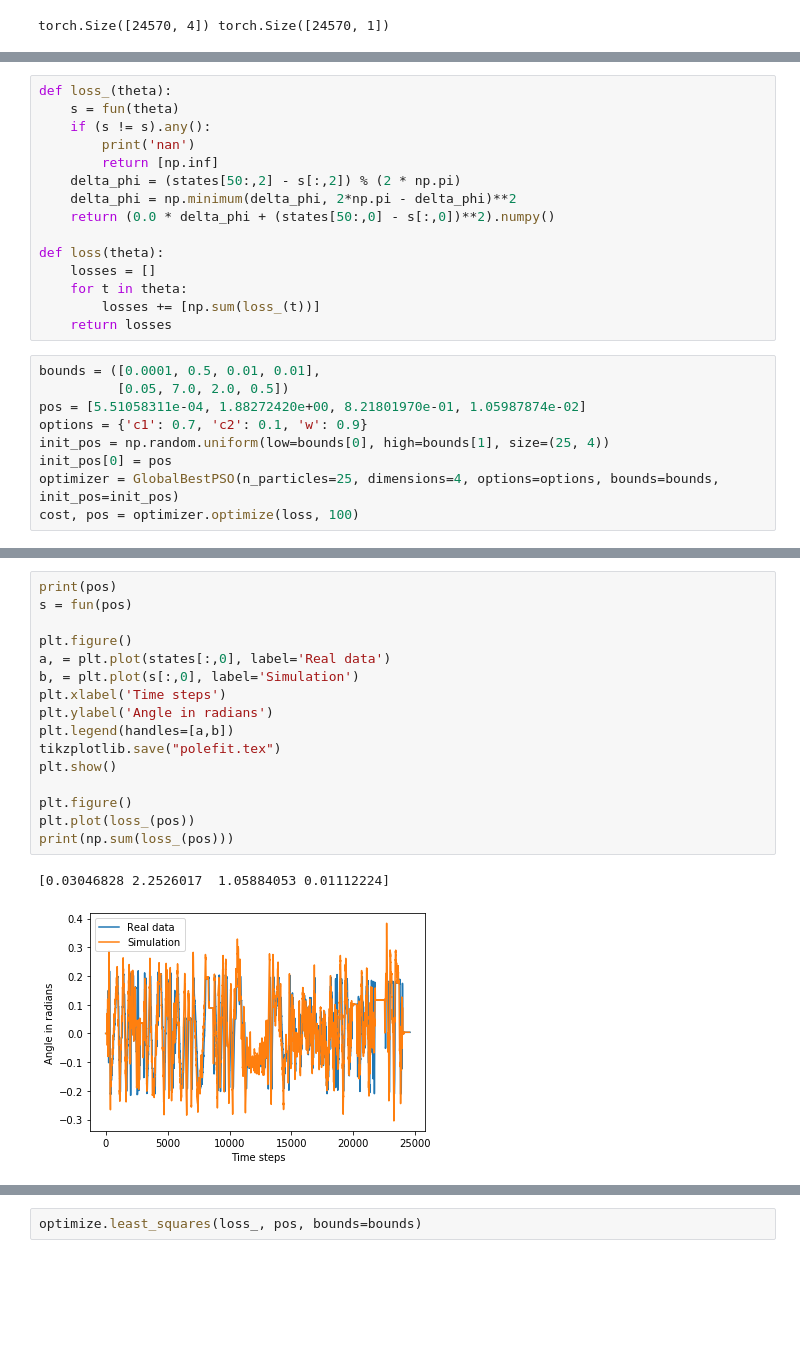
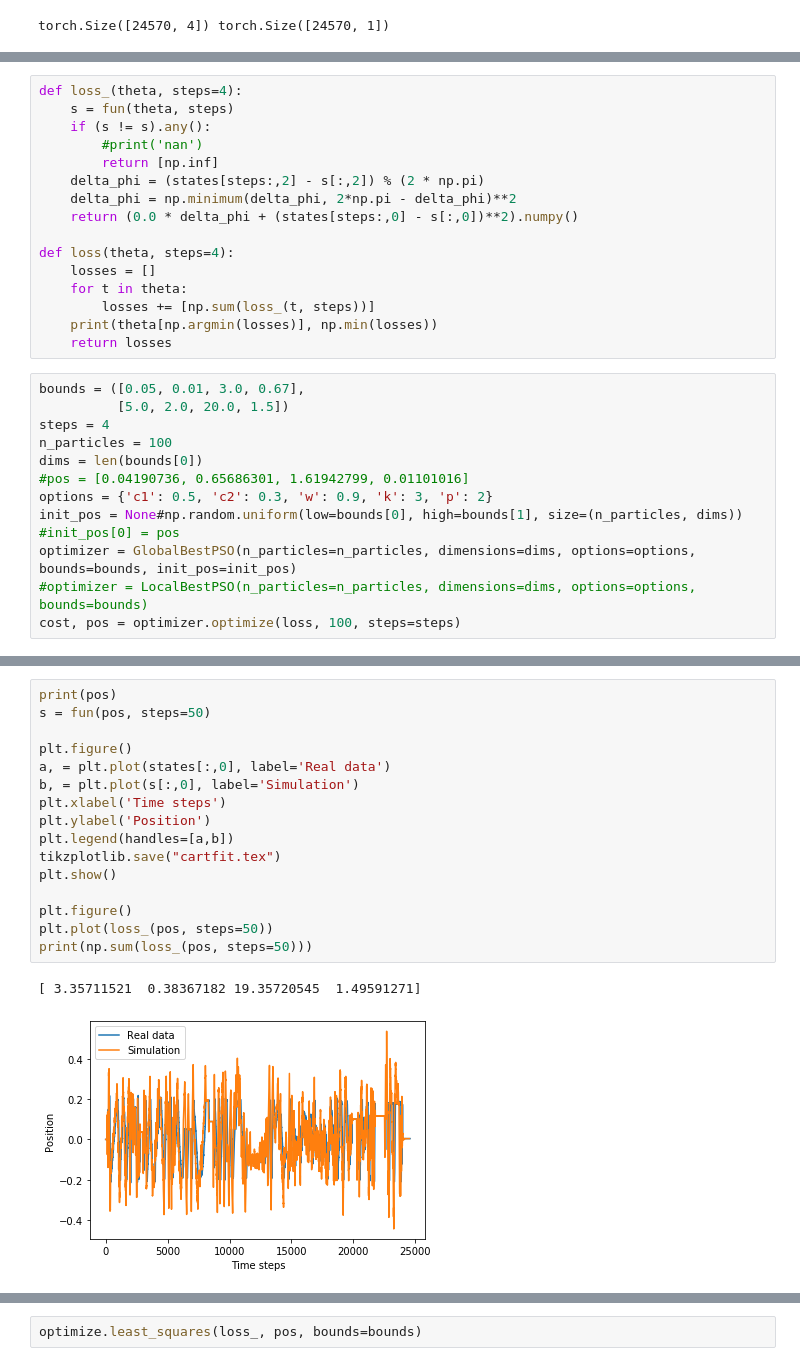
Before and after one commit to bastitx/cartpole_rl, a Jupyter notebook: param_fit.ipynb, the cells around one changed output, grey strips where cells are left out. Saved outputs shown, nothing was run; the diff lists cells and outputs as text; blank space fills up the shorter version.

```diff
--- a/param_fit.ipynb
+++ b/param_fit.ipynb
@@ -35,27 +39,32 @@ def fun(theta, render=False, steps=50):
     env.close()
     return s
 # %%
-def loss_(theta):
-    s = fun(theta)
+def loss_(theta, steps=4):
+    s = fun(theta, steps)
     if (s != s).any():
-        print('nan')
+        #print('nan')
         return [np.inf]
-    delta_phi = (states[50:,2] - s[:,2]) % (2 * np.pi)
+    delta_phi = (states[steps:,2] - s[:,2]) % (2 * np.pi)
     delta_phi = np.minimum(delta_phi, 2*np.pi - delta_phi)**2
-    return (0.0 * delta_phi + (states[50:,0] - s[:,0])**2).numpy()
+    return (0.0 * delta_phi + (states[steps:,0] - s[:,0])**2).numpy()
 
-def loss(theta):
+def loss(theta, steps=4):
     losses = []
     for t in theta:
-        losses += [np.sum(loss_(t))]
+        losses += [np.sum(loss_(t, steps))]
+    print(theta[np.argmin(losses)], np.min(losses))
     return losses
 # %%
-bounds = ([0.0001, 0.5, 0.01, 0.01],
-          [0.05, 7.0, 2.0, 0.5])
-pos = [5.51058311e-04, 1.88272420e+00, 8.21801970e-01, 1.05987874e-02]
-options = {'c1': 0.7, 'c2': 0.1, 'w': 0.9}
-init_pos = np.random.uniform(low=bounds[0], high=bounds[1], size=(25, 4))
-init_pos[0] = pos
-optimizer = GlobalBestPSO(n_particles=25, dimensions=4, options=options, bounds=bounds, init_pos=init_pos)
-cost, pos = optimizer.optimize(loss, 100)
+bounds = ([0.05, 0.01, 3.0, 0.67],
+          [5.0, 2.0, 20.0, 1.5])
+steps = 4
+n_particles = 100
+dims = len(bounds[0])
+#pos = [0.04190736, 0.65686301, 1.61942799, 0.01101016]
+options = {'c1': 0.5, 'c2': 0.3, 'w': 0.9, 'k': 3, 'p': 2}
+init_pos = None#np.random.uniform(low=bounds[0], high=bounds[1], size=(n_particles, dims))
+#init_pos[0] = pos
+optimizer = GlobalBestPSO(n_particles=n_particles, dimensions=dims, options=options, bounds=bounds, init_pos=init_pos)
+#optimizer = LocalBestPSO(n_particles=n_particles, dimensions=dims, options=options, bounds=bounds)
+cost, pos = optimizer.optimize(loss, 100, steps=steps)
 # %% [output]
@@ -79,19 +84,19 @@ nan
 # %%
 print(pos)
-s = fun(pos)
+s = fun(pos, steps=50)
 
 plt.figure()
 a, = plt.plot(states[:,0], label='Real data')
 b, = plt.plot(s[:,0], label='Simulation')
 plt.xlabel('Time steps')
-plt.ylabel('Angle in radians')
+plt.ylabel('Position')
 plt.legend(handles=[a,b])
-tikzplotlib.save("polefit.tex")
+tikzplotlib.save("cartfit.tex")
 plt.show()
 
 plt.figure()
-plt.plot(loss_(pos))
-print(np.sum(loss_(pos)))
+plt.plot(loss_(pos, steps=50))
+print(np.sum(loss_(pos, steps=50)))
 # %% [output]
-[0.03046828 2.2526017  1.05884053 0.01112224]
+[ 3.35711521  0.38367182 19.35720545  1.49591271]
-[figure, old version]
+[figure, new version]
```
Also changed, not shown: parts of 4 cells of this notebook, 1 other file.
